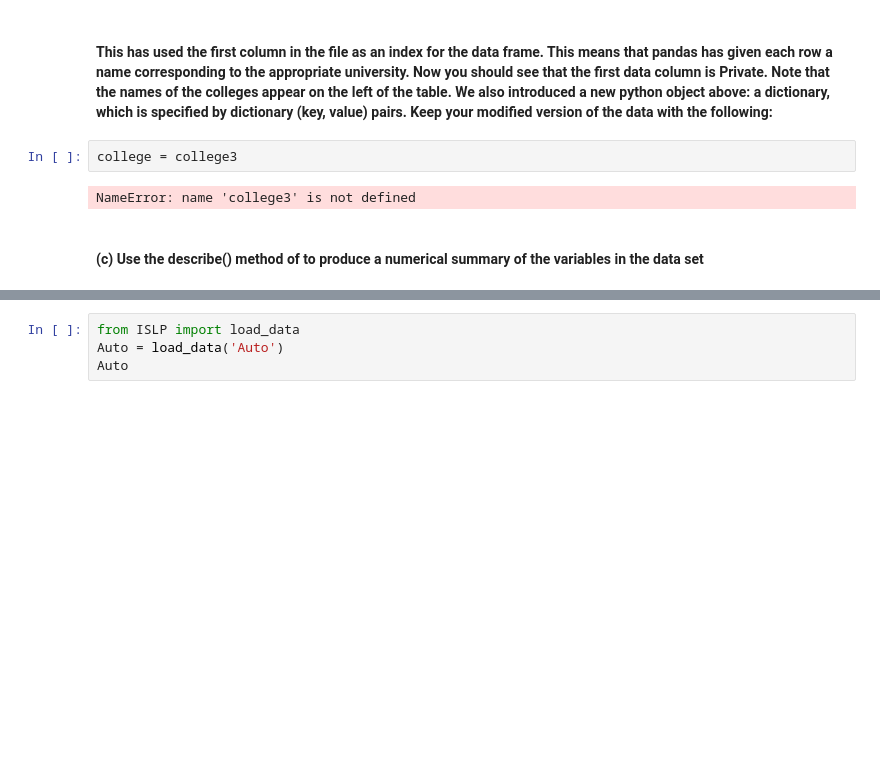
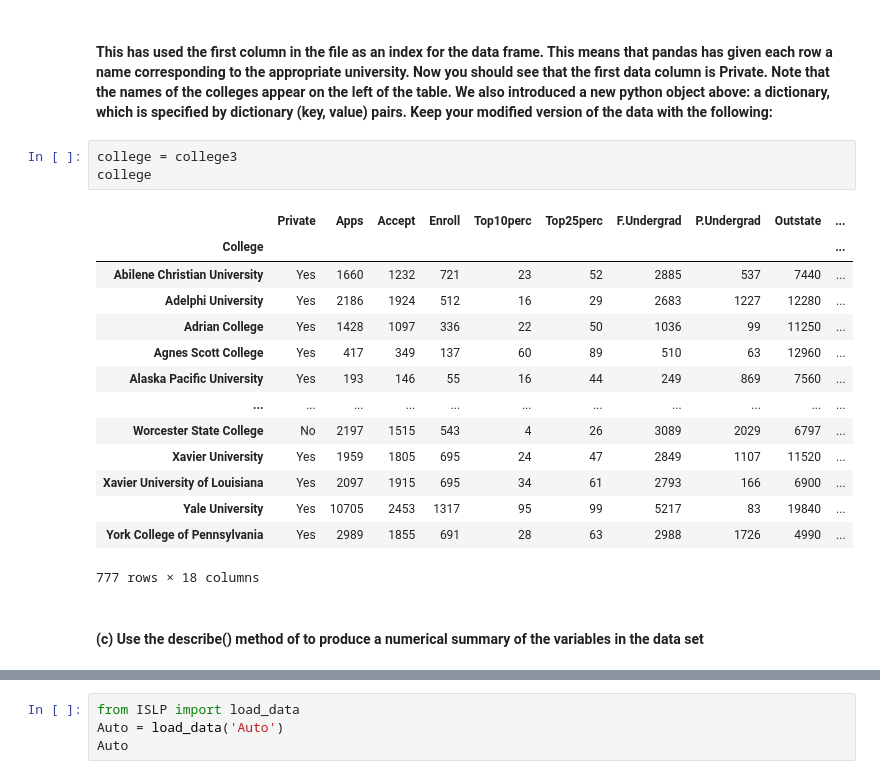
Before and after one commit to BahadirAkdemir/ML-DL-SL-2025, a Jupyter notebook: ISLP Book Exercises and Labs/2 Statistical Learning/exercise2.ipynb, the cells around one changed output, grey strips where cells are left out. Saved outputs shown, nothing was run; the diff lists cells and outputs as text; blank space fills up the shorter version.

```diff
--- a/ISLP Book Exercises and Labs/2 Statistical Learning/exercise2.ipynb
+++ b/ISLP Book Exercises and Labs/2 Statistical Learning/exercise2.ipynb
@@ -482,11 +462,25 @@ FileNotFoundError: [Errno 2] No such file or directory: 'College.csv'
 # %% [markdown]
-#### This has used the first column in the file as an index for the data frame. This means that pandas has given each row a name corresponding to the appropriate university. Now you should see that the first data column is Private. Note that the names of the colleges appear on the left of the table. We also introduced a new python object above: a dictionary, which is specified by dictionary (key, value) pairs. Keep your modified version of the data with the following:
+#### <span style="font-family: 'NewComputerModernMath';">This has used the first column in the file as an index for the data frame. This means that pandas has given each row a name corresponding to the appropriate university. Now you should see that the first data column is Private. Note that the names of the colleges appear on the left of the table. We also introduced a new python object above: a dictionary, which is specified by dictionary (key, value) pairs. Keep your modified version of the data with the following:
 # %%
 college = college3
+college
 # %% [output]
+|  | Private | Apps | Accept | Enroll | Top10perc | Top25perc | F.Undergrad | P.Undergrad | Outstate | ... |
+| College |  |  |  |  |  |  |  |  |  | ... |
+| Abilene Christian University | Yes | 1660 | 1232 | 721 | 23 | 52 | 2885 | 537 | 7440 | ... |
+| Adelphi University | Yes | 2186 | 1924 | 512 | 16 | 29 | 2683 | 1227 | 12280 | ... |
+| Adrian College | Yes | 1428 | 1097 | 336 | 22 | 50 | 1036 | 99 | 11250 | ... |
+| Agnes Scott College | Yes | 417 | 349 | 137 | 60 | 89 | 510 | 63 | 12960 | ... |
+| Alaska Pacific University | Yes | 193 | 146 | 55 | 16 | 44 | 249 | 869 | 7560 | ... |
+| ... | ... | ... | ... | ... | ... | ... | ... | ... | ... | ... |
+| Worcester State College | No | 2197 | 1515 | 543 | 4 | 26 | 3089 | 2029 | 6797 | ... |
+| Xavier University | Yes | 1959 | 1805 | 695 | 24 | 47 | 2849 | 1107 | 11520 | ... |
+| Xavier University of Louisiana | Yes | 2097 | 1915 | 695 | 34 | 61 | 2793 | 166 | 6900 | ... |
+| Yale University | Yes | 10705 | 2453 | 1317 | 95 | 99 | 5217 | 83 | 19840 | ... |
+| York College of Pennsylvania | Yes | 2989 | 1855 | 691 | 28 | 63 | 2988 | 1726 | 4990 | ... |
-NameError: name 'college3' is not defined
+777 rows × 18 columns
 # %% [markdown]
-#### (c) Use the describe() method of to produce a numerical summary of the variables in the data set
+#### <span style="font-family: 'NewComputerModernMath';">(c) Use the describe() method of to produce a numerical summary of the variables in the data set
 # %%
 college.describe()
 # %% [output]
```
Also changed, not shown: parts of 98 cells of this notebook, 1 other file.
